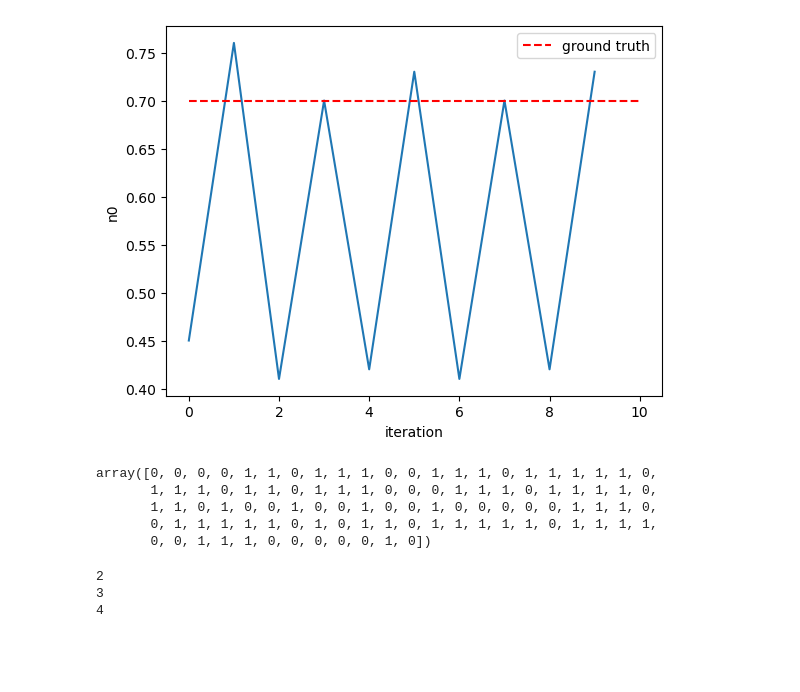
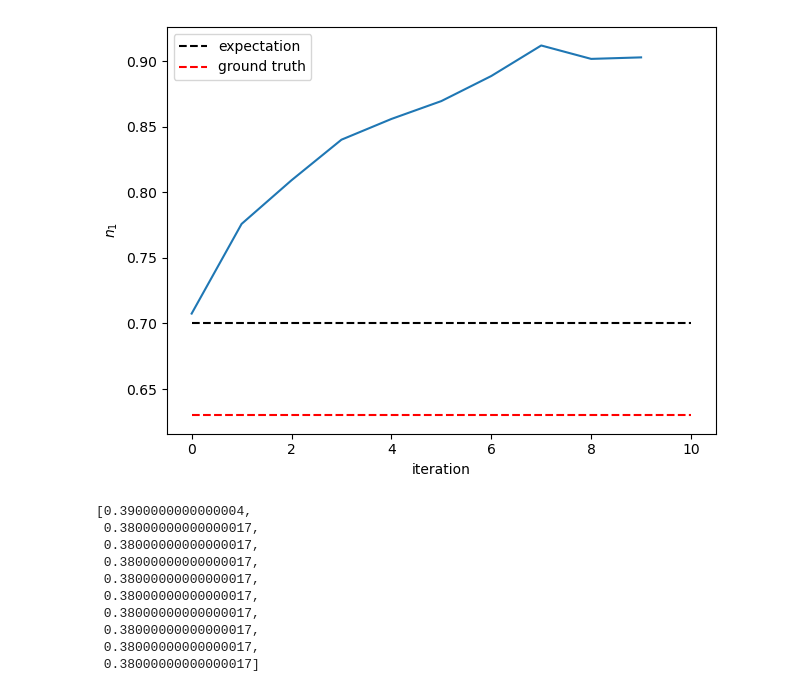
Before and after one commit to LyKex/ml_phy, a Jupyter notebook: hw2/plot.ipynb, the cells around one changed output. Cells and saved outputs as stored; diff of their text form; code cells hidden in the pictures; blank space fills up the shorter version.

```diff
--- a/hw2/plot.ipynb
+++ b/hw2/plot.ipynb
@@ -28,2 +17,2 @@ array([0, 0, 0, 0, 1, 1, 0, 1, 1, 1, 0, 0, 1, 1, 1, 0, 1, 1, 1, 1, 1, 0,
 # %%
-states = utils.run_mcmc(A, ns, ps, 1000)
+states, energies = utils.run_mcmc(A, ns, ps, 1000, seed=42)
@@ -72,2 +45,2 @@ plt.show()
 # %%
-ns_history = utils.run_expectation_maximization(A, [0.55, 1-0.55], ps, 300, 10)
+ns_history = utils.run_expectation_maximization(A, [0.55, 1-0.55], ps, 500, 10, seed=42)
@@ -74,25 +58,26 @@ ns_history = utils.run_expectation_maximization(A, [0.55, 1-0.55], ps, 300, 10)
 # %%
 n0_history = [ns_history[i][0] for i in range(len(ns_history))]
 plt.plot(n0_history)
 plt.xlabel('iteration')
-plt.ylabel('n0')
-plt.plot([0, len(n0_history)], [0.7, 0.7], 'r--', label='ground truth')
+plt.ylabel(r'$n_1$')
+plt.plot([0, len(n0_history)], [0.7, 0.7], 'k--', label='expectation')
+g_real = np.sum(g==0)/n
+plt.plot([0, len(n0_history)], [g_real, g_real], 'r--', label='ground truth')
 plt.legend()
-plt.show()
+plt.tight_layout()
+# plt.savefig("./q6_runs_small_pab.pdf")
 # %% [output]
-[figure, old version]
+[figure, new version]
-# %%
-states[-1]
-# %% [output]
-array([0, 0, 0, 0, 1, 1, 0, 1, 1, 1, 0, 0, 1, 1, 1, 0, 1, 1, 1, 1, 1, 0,
-       1, 1, 1, 0, 1, 1, 0, 1, 1, 1, 0, 0, 0, 1, 1, 1, 0, 1, 1, 1, 1, 0,
-       1, 1, 0, 1, 0, 0, 1, 0, 0, 1, 0, 0, 1, 0, 0, 0, 0, 0, 1, 1, 1, 0,
-       0, 1, 1, 1, 1, 1, 0, 1, 0, 1, 1, 0, 1, 1, 1, 1, 1, 0, 1, 1, 1, 1,
-       0, 0, 1, 1, 1, 0, 0, 0, 0, 0, 1, 0])
-# %%
-for i in map(lambda x: x+1, [1,2,3]):
-    print(i)
-# %% [output]
-2
-3
-4
+# %%
+n0_history
+# %% [output]
+[0.3900000000000004,
+ 0.38000000000000017,
+ 0.38000000000000017,
+ 0.38000000000000017,
+ 0.38000000000000017,
+ 0.38000000000000017,
+ 0.38000000000000017,
+ 0.38000000000000017,
+ 0.38000000000000017,
+ 0.38000000000000017]
```
Also changed, not shown: parts of 8 cells of this notebook, 3 other files.
